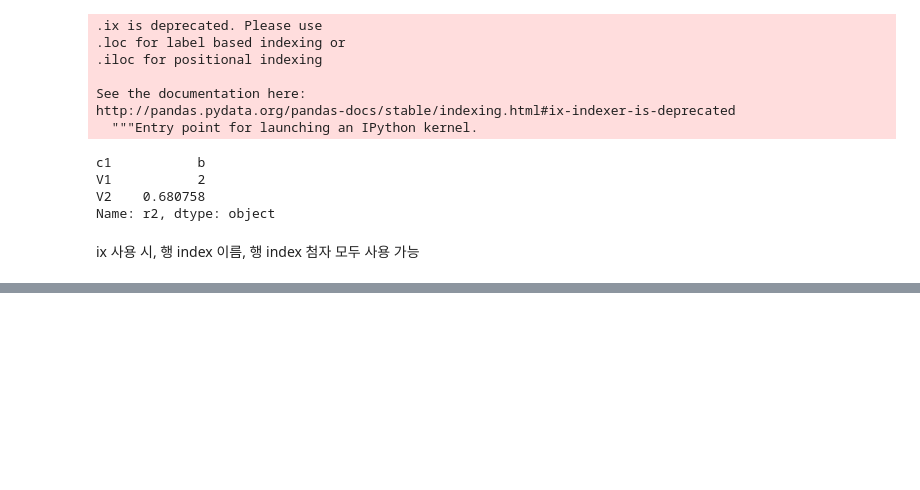
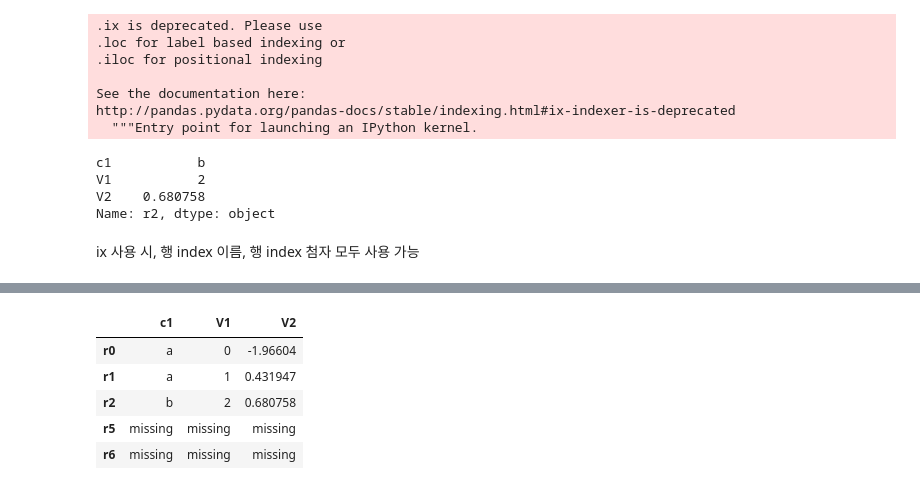
Before and after one commit to goebalgaebal/TIL, a Jupyter notebook: 빅데이터(딥러닝) 활용 AI 설계/딥러닝을 위한 빅데이터 기초/Python/code2/Day2_DA.ipynb, the cells around one changed output, grey strips where cells are left out. Saved outputs shown, nothing was run; the diff lists cells and outputs as text; code cells hidden in the pictures; blank space fills up the shorter version.

```diff
--- a/빅데이터(딥러닝) 활용 AI 설계/딥러닝을 위한 빅데이터 기초/Python/code2/Day2_DA.ipynb
+++ b/빅데이터(딥러닝) 활용 AI 설계/딥러닝을 위한 빅데이터 기초/Python/code2/Day2_DA.ipynb
@@ -218,0 +303,11 @@ ix 사용 시, 행 index 이름, 행 index 첨자 모두 사용 가능
+# %%
+df2_2 = df2.reindex(newindex, fill_value="missing")
+# object로 채우면 같은 col의 dtype이 변경됨
+df2_2
+# %% [output]
+|  | c1 | V1 | V2 |
+| r0 | a | 0 | -1.96604 |
+| r1 | a | 1 | 0.431947 |
+| r2 | b | 2 | 0.680758 |
+| r5 | missing | missing | missing |
+| r6 | missing | missing | missing |
```
Also changed, not shown: parts of 27 cells of this notebook.
